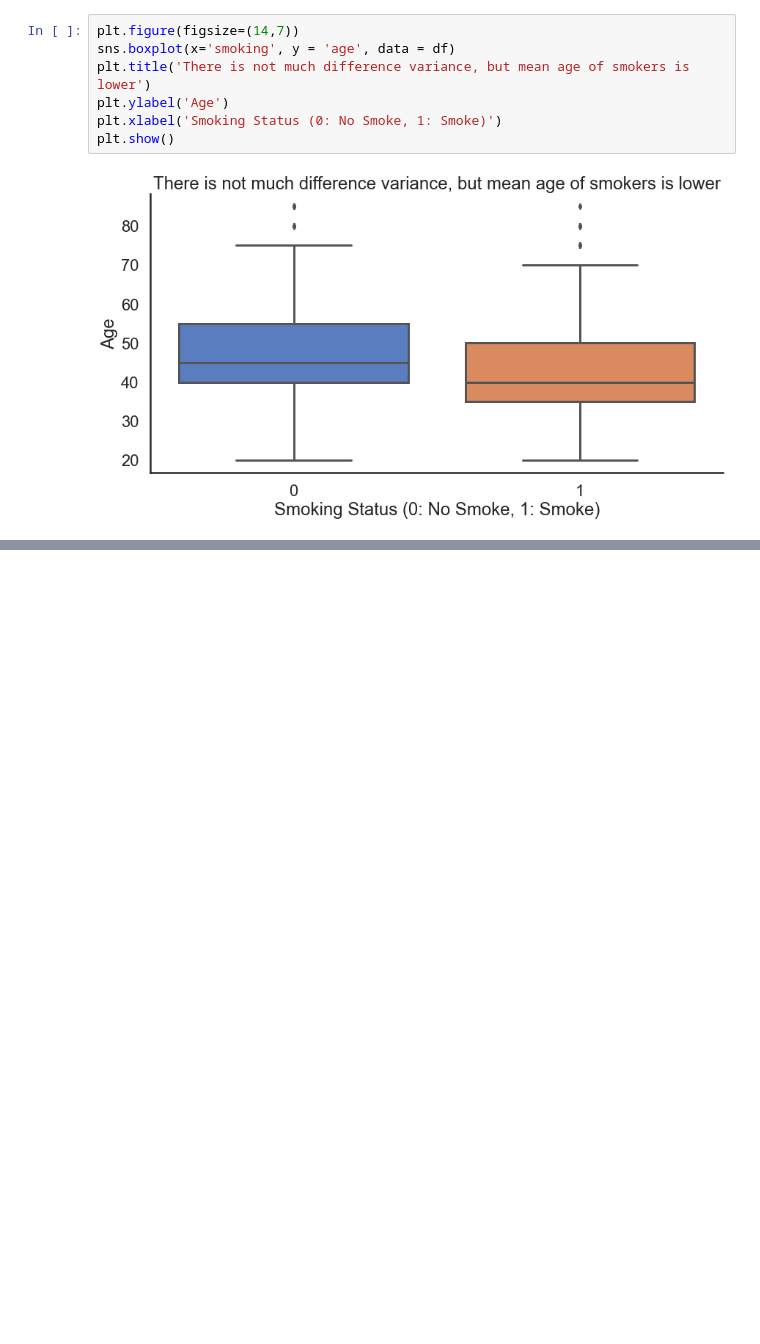
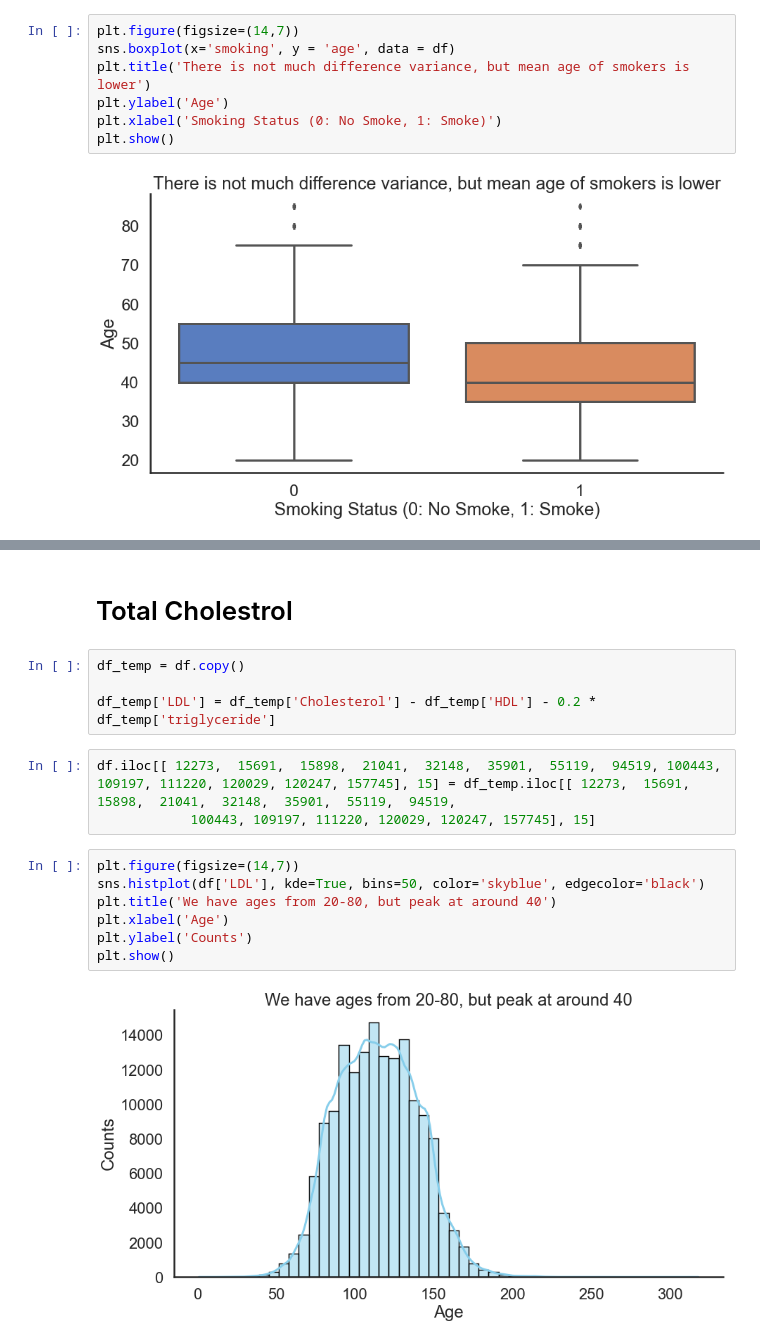
Before and after one commit to Kartikullal/smoker-status, a Jupyter notebook: EDA/initial_playground.ipynb, the cells around one changed output, grey strips where cells are left out. Cells and saved outputs as stored; diff of their text form; blank space fills up the shorter version.

```diff
--- a/EDA/initial_playground.ipynb
+++ b/EDA/initial_playground.ipynb
@@ -299,0 +344,18 @@ plt.show()
+# %% [markdown]
+# Total Cholestrol
+# %%
+df_temp = df.copy()
+
+df_temp['LDL'] = df_temp['Cholesterol'] - df_temp['HDL'] - 0.2 * df_temp['triglyceride']
+# %%
+df.iloc[[ 12273,  15691,  15898,  21041,  32148,  35901,  55119,  94519, 100443, 109197, 111220, 120029, 120247, 157745], 15] = df_temp.iloc[[ 12273,  15691,  15898,  21041,  32148,  35901,  55119,  94519,
+            100443, 109197, 111220, 120029, 120247, 157745], 15]
+# %%
+plt.figure(figsize=(14,7))
+sns.histplot(df['LDL'], kde=True, bins=50, color='skyblue', edgecolor='black')
+plt.title('We have ages from 20-80, but peak at around 40')
+plt.xlabel('Age')
+plt.ylabel('Counts')
+plt.show()
+# %% [output]
+[figure, added]
```
Also changed, not shown: parts of 55 cells of this notebook, 3 other files.
